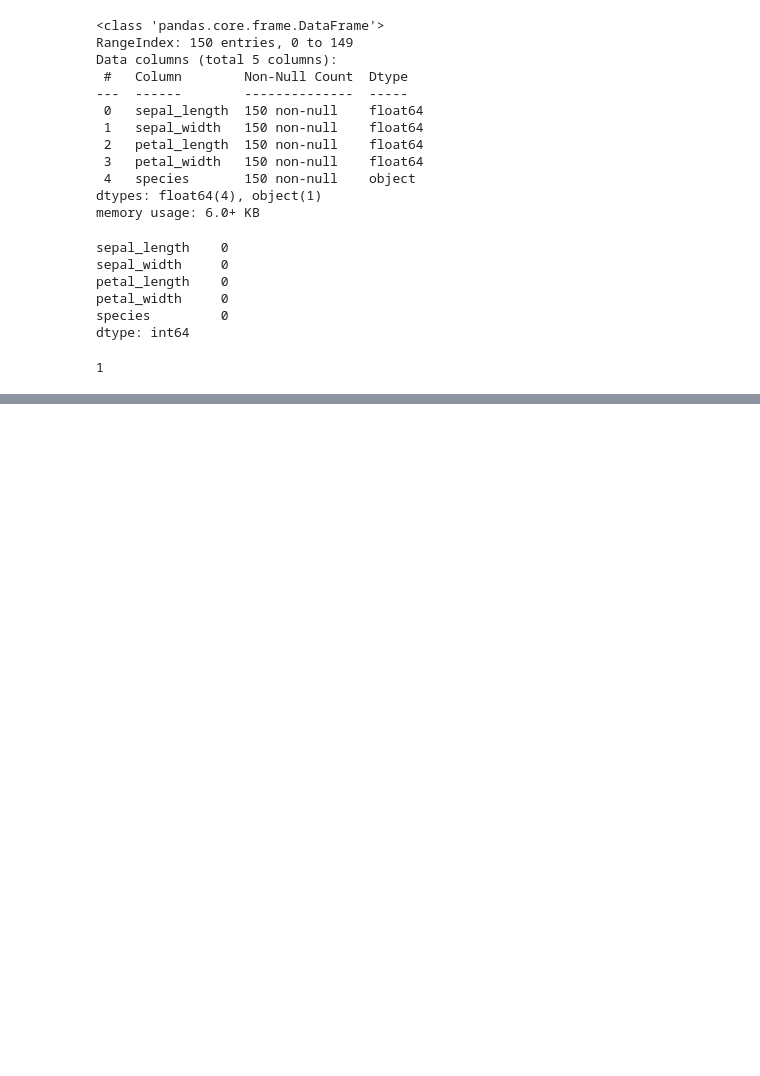
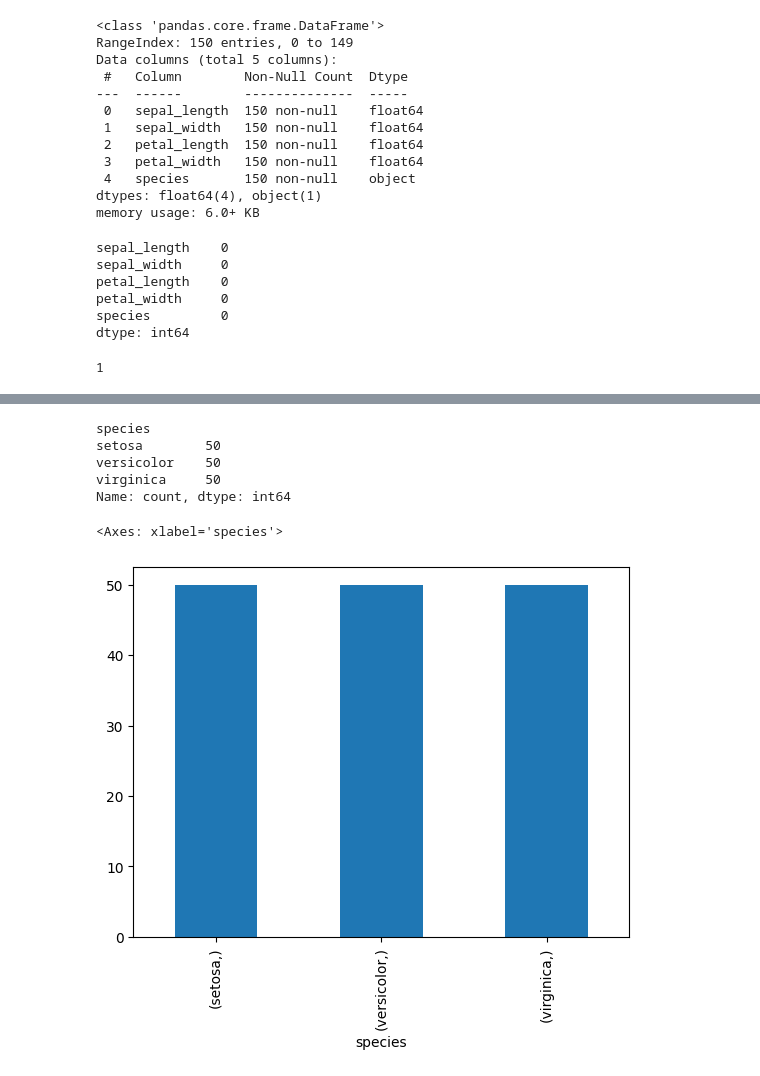
Before and after one commit to girme04/VS-code, a Jupyter notebook: Logistic Regression/logistic .ipynb, the cells around one changed output, grey strips where cells are left out. Drawn from its saved outputs; the diff is of its cells as text; code cells hidden in the pictures; blank space fills up the shorter version.

```diff
--- a/Logistic Regression/logistic .ipynb
+++ b/Logistic Regression/logistic .ipynb
@@ -40,3 +40,6 @@ dtype: int64
 df.duplicated().sum()
 # %% [output]
 1
+# %%
+X = df.drop(columns=['species'])
+Y = df[['species']]
@@ -42,0 +64,13 @@ df.duplicated().sum()
+# %%
+Y.value_counts()
+# %% [output]
+species
+setosa        50
+versicolor    50
+virginica     50
+Name: count, dtype: int64
+# %%
+Y.value_counts().plot(kind='bar')
+# %% [output]
+<Axes: xlabel='species'>
+[figure, added]
```
Also changed, not shown: parts of 40 cells of this notebook, 2 other files.
